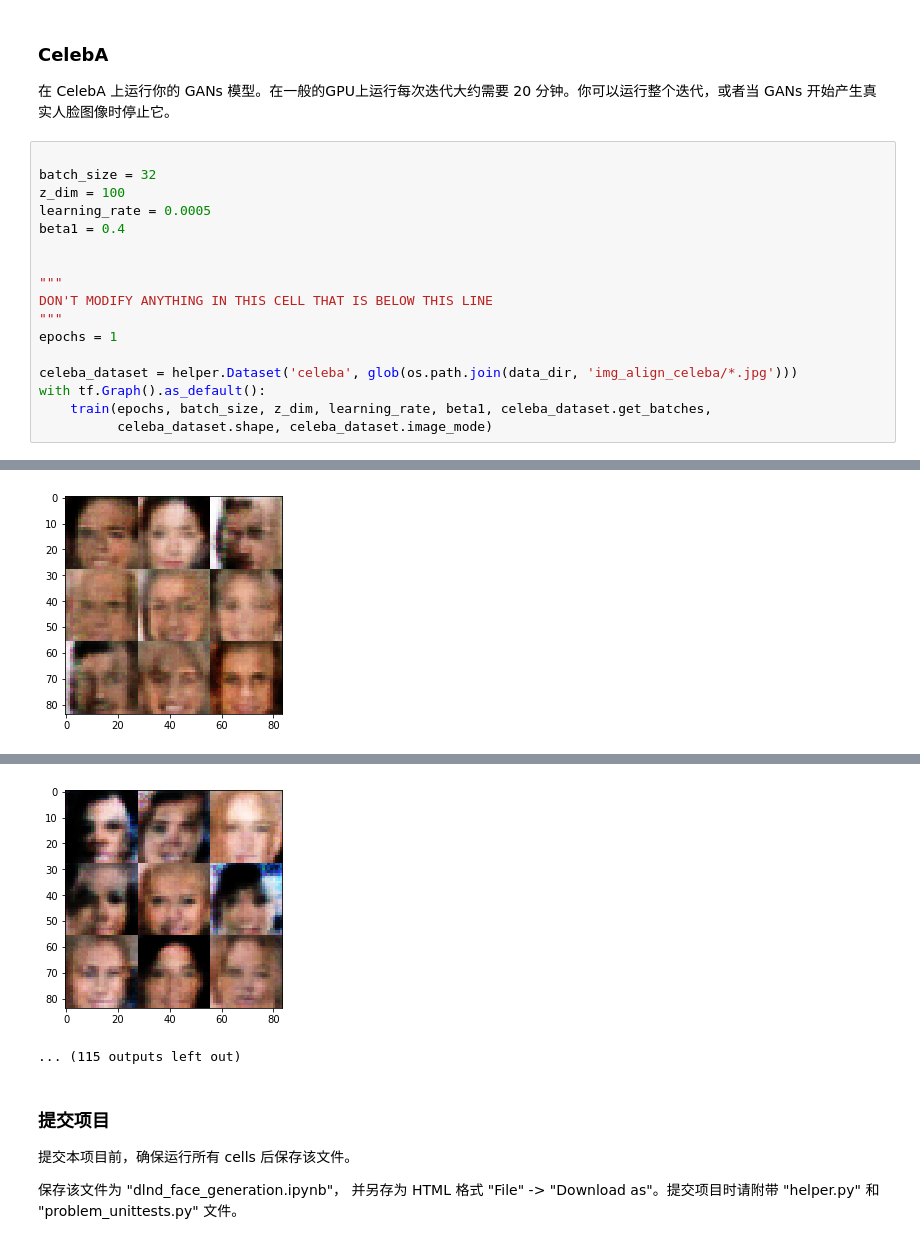
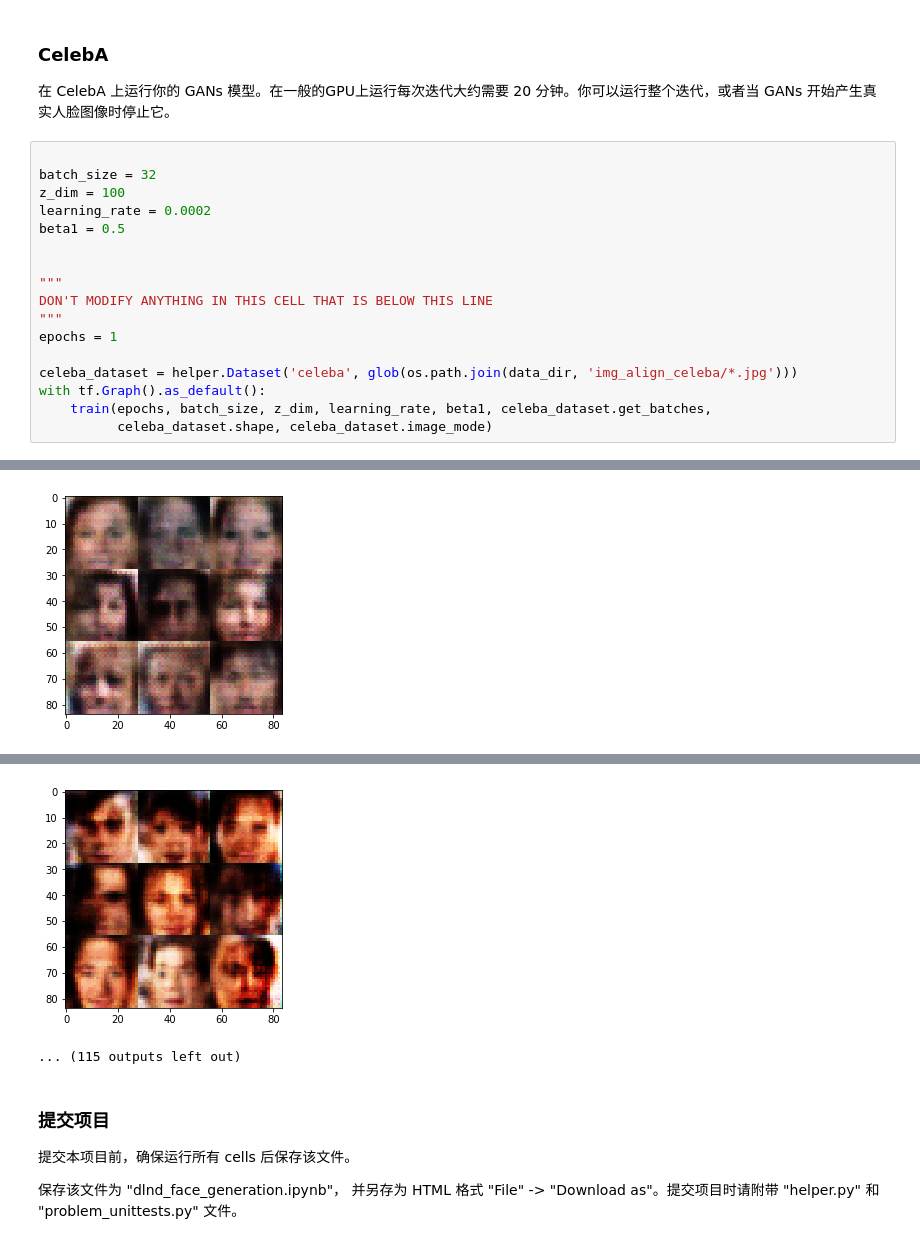
Before and after one commit to Ewenwan/cn-deep-learning, a Jupyter notebook: face-generation/dlnd_face_generation.ipynb, the cells around one changed output, grey strips where cells are left out. Saved outputs shown, nothing was run; the diff lists cells and outputs as text.

```diff
--- a/face-generation/dlnd_face_generation.ipynb
+++ b/face-generation/dlnd_face_generation.ipynb
@@ -532,8 +532,8 @@ Epoch 1/2... Discriminator Loss: 1.0889... Generator Loss: 0.8903
 
 batch_size = 32
 z_dim = 100
-learning_rate = 0.0005
-beta1 = 0.4
+learning_rate = 0.0002
+beta1 = 0.5
 
 
 """
@@ -638 +638 @@ Epoch 1/1... Discriminator Loss: 1.7358... Generator Loss: 0.4283
-[figure, old version]
+[figure, new version]
@@ -656,4 +656,4 @@ Epoch 1/1... Discriminator Loss: 1.0030... Generator Loss: 1.3420
-[figure, old version]
+[figure, new version]
 ... (115 outputs left out)
 # %% [markdown]
 ### 提交项目
```
Also changed, not shown: parts of 2 cells of this notebook, 1 other file.
